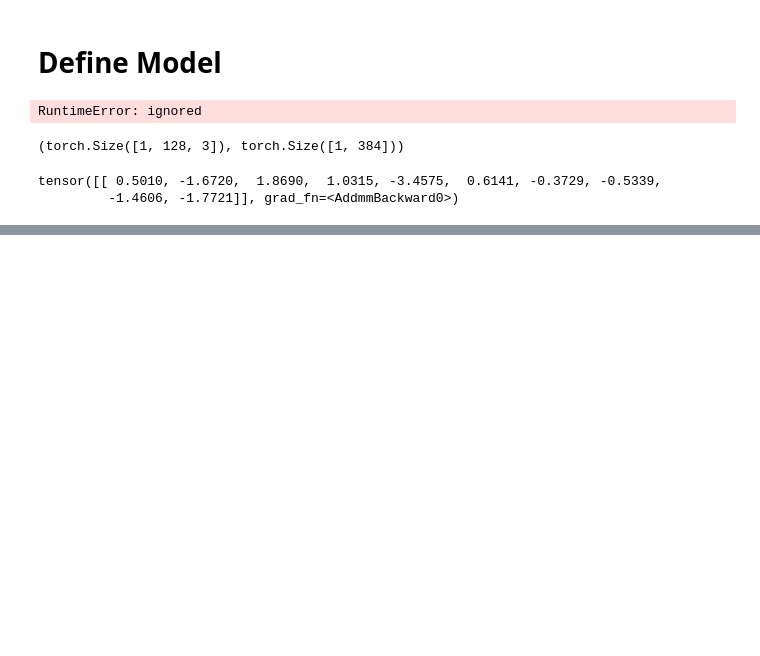
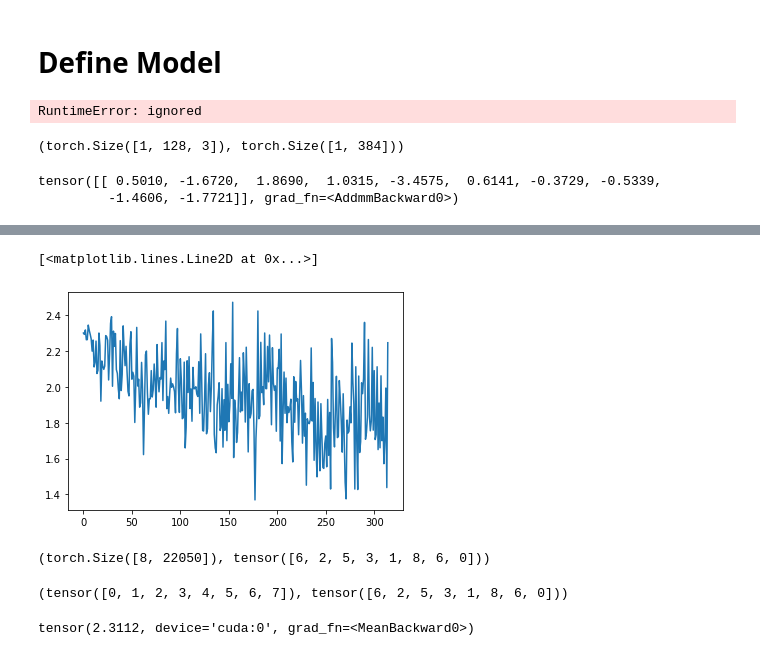
Before and after one commit to jdasam/ant5015-2023, a Jupyter notebook: notebooks/3rd_week_live_coding.ipynb, the cells around one changed output, grey strips where cells are left out. Saved outputs shown, nothing was run; the diff lists cells and outputs as text; code cells hidden in the pictures; blank space fills up the shorter version.

```diff
--- a/notebooks/3rd_week_live_coding.ipynb
+++ b/notebooks/3rd_week_live_coding.ipynb
@@ -195,0 +245,5 @@ tensor([[ 0.5010, -1.6720,  1.8690,  1.0315, -3.4575,  0.6141, -0.3729, -0.5339,
+# %%
+
+dataloader = torch.utils.data.DataLoader(dataset, batch_size=8, shuffle=True)
+
+batch = next(iter(dataloader))
@@ -195,0 +320,30 @@ tensor([[ 0.5010, -1.6720,  1.8690,  1.0315, -3.4575,  0.6141, -0.3729, -0.5339,
+# %%
+from tqdm.auto import tqdm
+
+model = GenreClassifierWithSpec(64*22, 64)
+dataset = Dataset(data_dir='genres/')
+
+trainset, validset, testset = torch.utils.data.random_split(dataset, [700, 150, 150])
+dataloader = torch.utils.data.DataLoader(trainset, batch_size=16, shuffle=True)
+valid_loader= torch.utils.data.DataLoader(validset, batch_size=16, shuffle=False)
+
+optimizer = torch.optim.Adam(model.parameters(), lr=1e-3)
+n_epoch = 5
+
+model.train()
+model.to('cuda')
+loss_record = []
+
+
+for i in tqdm(range(n_epoch)):
+  for batch in tqdm(dataloader, leave=False):
+    audio, label = batch
+    pred = model(audio.cuda())
+    prob = pred.softmax(dim=1)
+    prob_of_correct_class = prob[torch.arange(len(label)), label]
+    nll = -torch.log(prob_of_correct_class + 1e-8)
+    loss = nll.mean()
+    loss.backward()
+    optimizer.step()
+    optimizer.zero_grad()
+    loss_record.append(loss.item())
@@ -195,0 +369,21 @@ tensor([[ 0.5010, -1.6720,  1.8690,  1.0315, -3.4575,  0.6141, -0.3729, -0.5339,
+# %%
+plt.plot(loss_record)
+# %% [output]
+[<matplotlib.lines.Line2D at 0x...>]
+[figure, added]
+# %%
+audio.shape, label
+# %% [output]
+(torch.Size([8, 22050]), tensor([6, 2, 5, 3, 1, 8, 6, 0]))
+# %%
+torch.arange(8), label
+# %% [output]
+(tensor([0, 1, 2, 3, 4, 5, 6, 7]), tensor([6, 2, 5, 3, 1, 8, 6, 0]))
+# %%
+prob = pred.softmax(dim=1)
+prob_of_correct_class = prob[torch.arange(len(label)), label]
+
+nll = -torch.log(prob_of_correct_class + 1e-8)
+nll.mean()
+# %% [output]
+tensor(2.3112, device='cuda:0', grad_fn=<MeanBackward0>)
```
Also changed, not shown: parts of 16 cells of this notebook.
